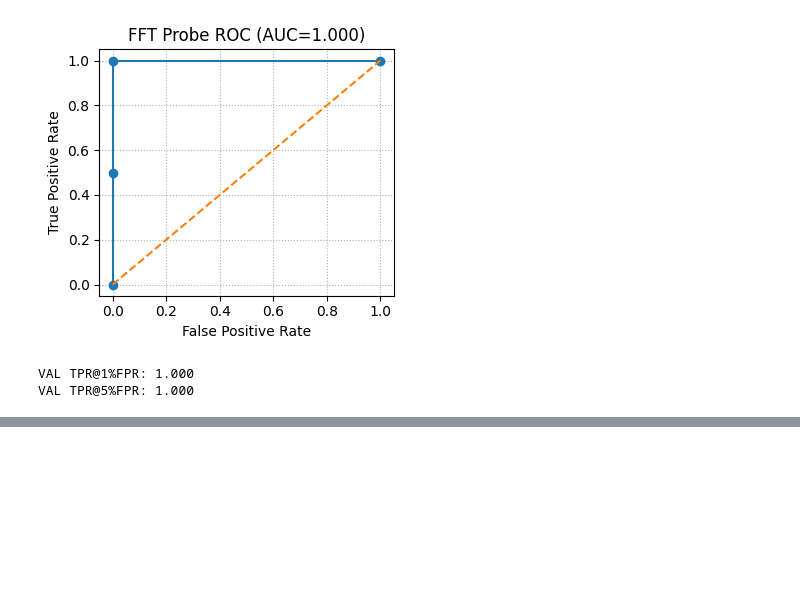
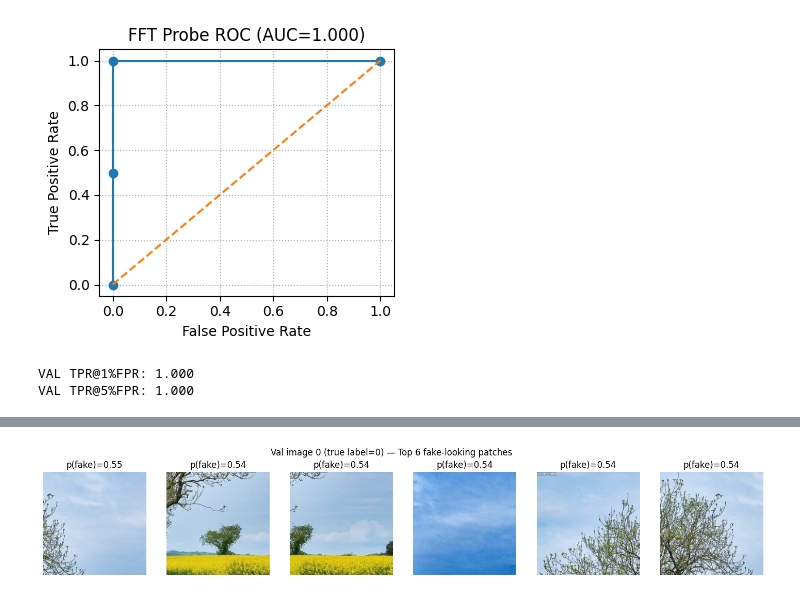
Before and after one commit to McMasterAI-Society/DeepFakeDetector, a Jupyter notebook: notebooks/preprocess_baseline_demo.ipynb, the cells around one changed output, grey strips where cells are left out. Cells and saved outputs as stored; diff of their text form; code cells hidden in the pictures; blank space fills up the shorter version.

```diff
--- a/notebooks/preprocess_baseline_demo.ipynb
+++ b/notebooks/preprocess_baseline_demo.ipynb
@@ -315,0 +494,29 @@ VAL TPR@5%FPR: 1.000
+# %%
+# ---- Visualize top-N patches by fake probability for one validation image ----
+import matplotlib.pyplot as plt
+import numpy as np
+
+patch_model.eval()
+one = next(iter(val_dl))
+patches = one["patches"][0]           # [K,3,P,P] for the first val image
+label   = int(one["labels"][0].item())
+K = patches.shape[0]
+
+with torch.no_grad():
+    logits = patch_model(patches.to(DEVICE).float())   # [K]
+    probs  = torch.sigmoid(logits).cpu().numpy()       # prob of "fake"
+
+topN = min(6, K)
+top_idx = np.argsort(-probs)[:topN]
+
+fig, axes = plt.subplots(1, topN, figsize=(3*topN, 3))
+for i, ax in enumerate(axes):
+    k = int(top_idx[i])
+    img = patches[k].numpy().transpose(1,2,0)
+    img = (img - img.min()) / (img.max() - img.min() + 1e-8)
+    ax.imshow(img); ax.axis("off")
+    ax.set_title(f"p(fake)={probs[k]:.2f}")
+plt.suptitle(f"Val image 0 (true label={label}) — Top {topN} fake-looking patches")
+plt.show()
+# %% [output]
+[figure, added]
```
Also changed, not shown: parts of 6 cells of this notebook.
